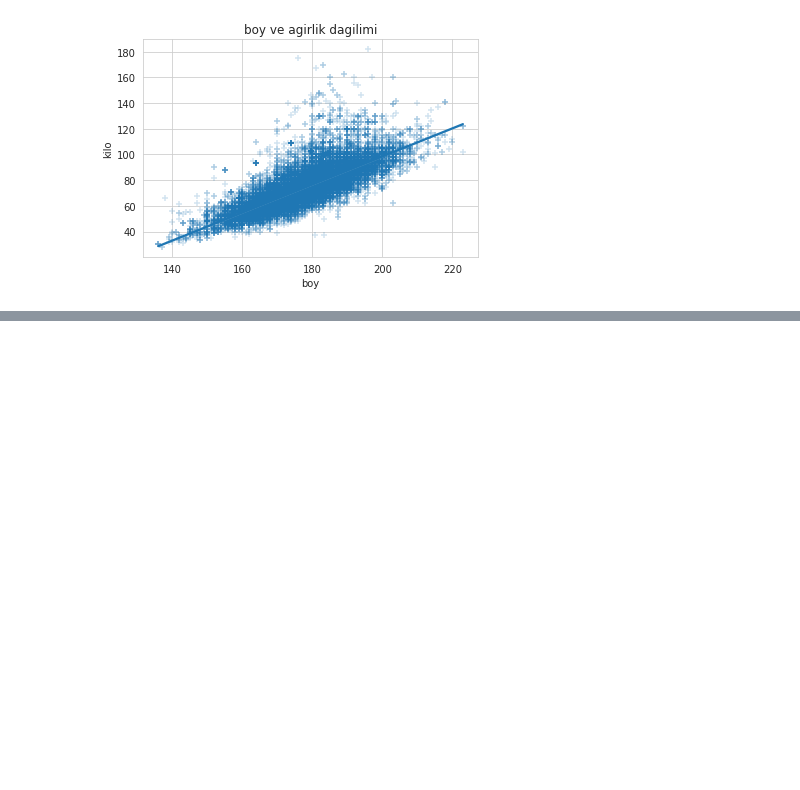
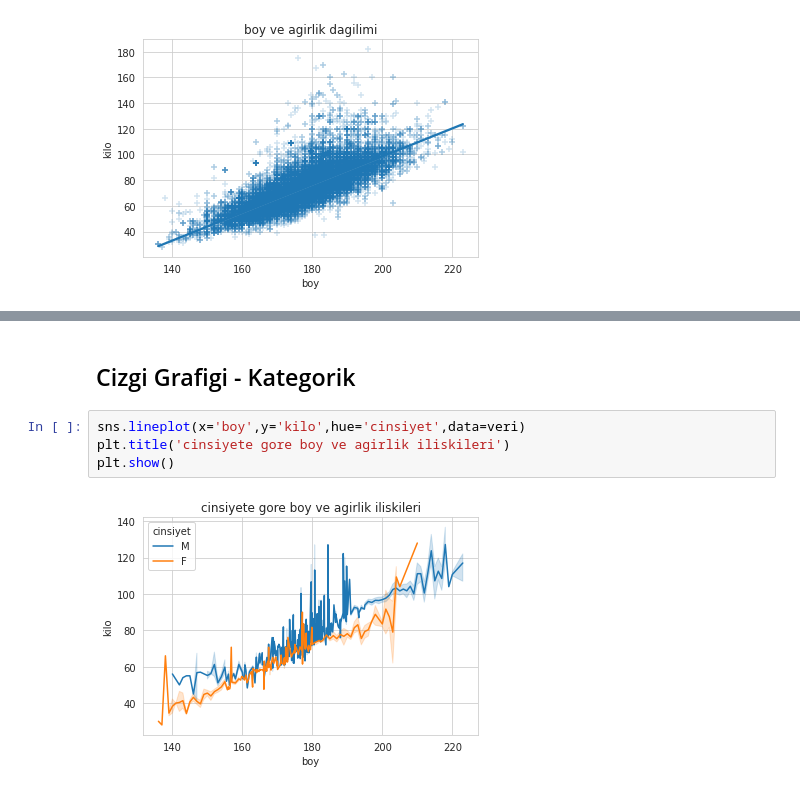
Before and after one commit to mertdot/athlete-events-1896-2016-data-discovery-with-seaborn, a Jupyter notebook: python-ile-veri-gorsellestirme-5-2-120-yillik-olimpiyat-tarihi-veri-seti.ipynb, the cells around one changed output, grey strips where cells are left out. Cells and saved outputs as stored; diff of their text form; blank space fills up the shorter version.

```diff
--- a/python-ile-veri-gorsellestirme-5-2-120-yillik-olimpiyat-tarihi-veri-seti.ipynb
+++ b/python-ile-veri-gorsellestirme-5-2-120-yillik-olimpiyat-tarihi-veri-seti.ipynb
@@ -224,0 +245,8 @@ plt.show()
+# %% [markdown]
+## Cizgi Grafigi - Kategorik
+# %%
+sns.lineplot(x='boy',y='kilo',hue='cinsiyet',data=veri)
+plt.title('cinsiyete gore boy ve agirlik iliskileri')
+plt.show()
+# %% [output]
+[figure, added]
```
Also changed, not shown: parts of 6 cells of this notebook.
